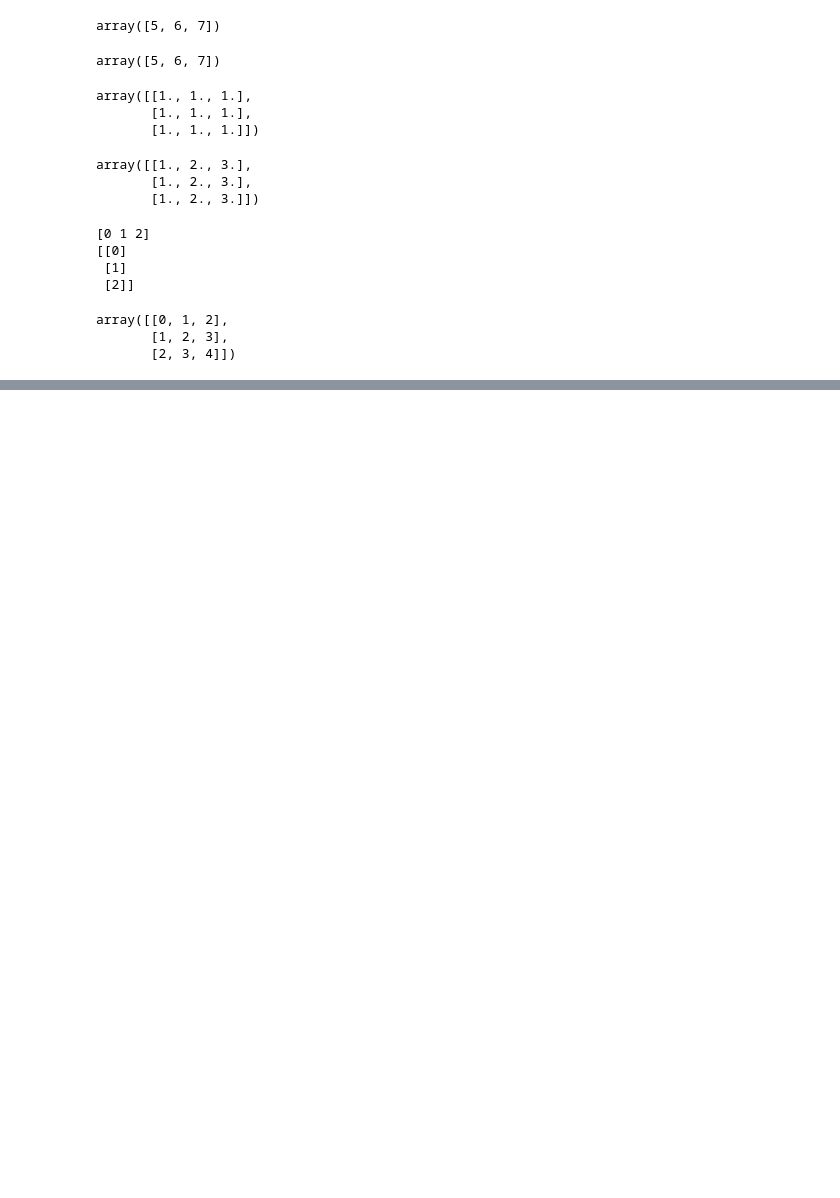
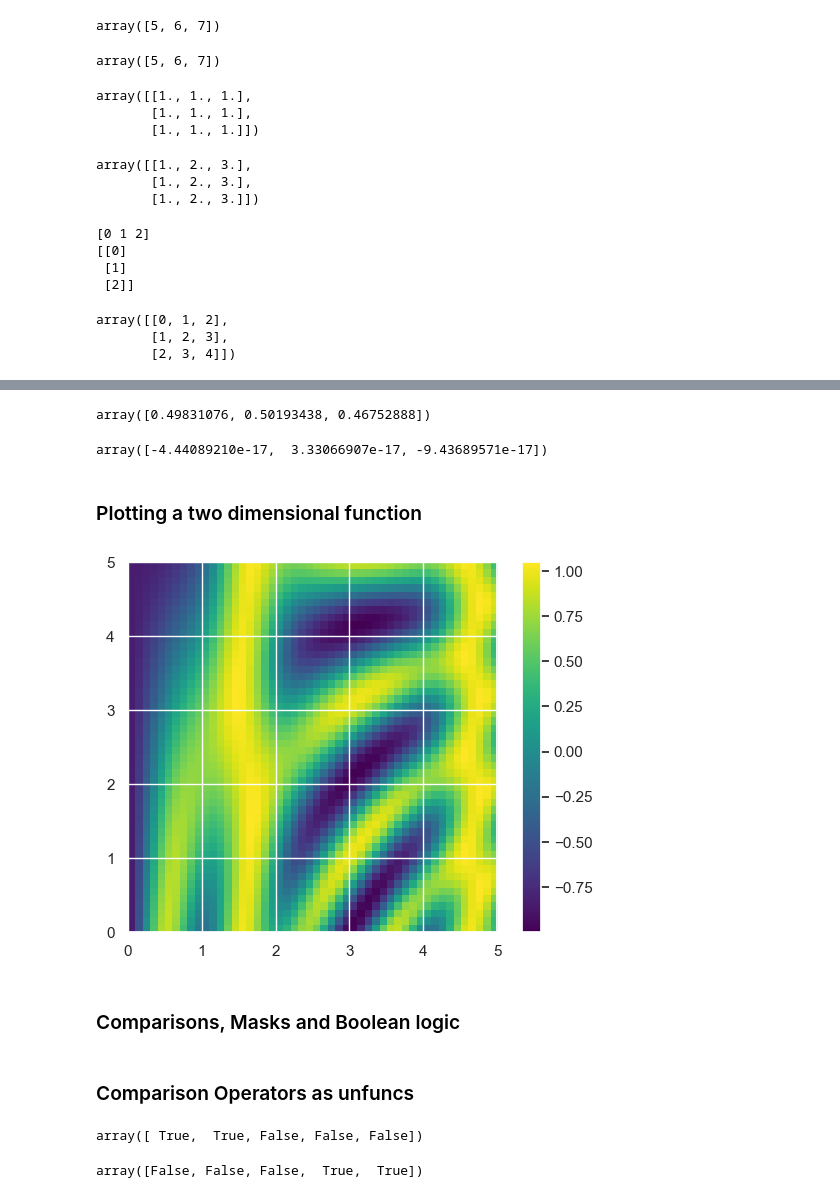
Before and after one commit to OxwardInc/Industrial-Training, a Jupyter notebook: Assignment/Week 13/numpy book.ipynb, the cells around one changed output, grey strips where cells are left out. Saved outputs shown, nothing was run; the diff lists cells and outputs as text; code cells hidden in the pictures; blank space fills up the shorter version.

```diff
--- a/Assignment/Week 13/numpy book.ipynb
+++ b/Assignment/Week 13/numpy book.ipynb
@@ -1008,0 +1044,19 @@ array([[0, 1, 2],
+# %%
+xmean = x.mean(0)
+xmean
+# %% [output]
+array([0.49831076, 0.50193438, 0.46752888])
+# %%
+x_centered = x - xmean
+
+x_centered.mean(0)
+# %% [output]
+array([-4.44089210e-17,  3.33066907e-17, -9.43689571e-17])
+# %% [markdown]
+### Plotting a two dimensional function
+# %%
+# x and y have 50 steps from 0 to 5
+x = np.linspace(0, 5, 50)
+y = np.linspace(0, 5, 50)[:, np.newaxis]
+
+z = np.sin(x) ** 10 + np.cos(10 + y * x) * np.cos(x)
@@ -1008,0 +1066,7 @@ array([[0, 1, 2],
+# %%
+plt.imshow(z, extent=[0, 5, 0, 5], cmap='viridis')
+plt.colorbar();
+# %% [output]
+[figure, added]
+# %% [markdown]
+### Comparisons, Masks and Boolean logic
@@ -1008,0 +1076,12 @@ array([[0, 1, 2],
+# %% [markdown]
+### Comparison Operators as unfuncs
+# %%
+x = np.array([1, 2, 3, 4, 5])
+
+x < 3 # less than
+# %% [output]
+array([ True,  True, False, False, False])
+# %%
+x > 3 # greater
+# %% [output]
+array([False, False, False,  True,  True])
```
Also changed, not shown: parts of 59 cells of this notebook, 1 other file.
